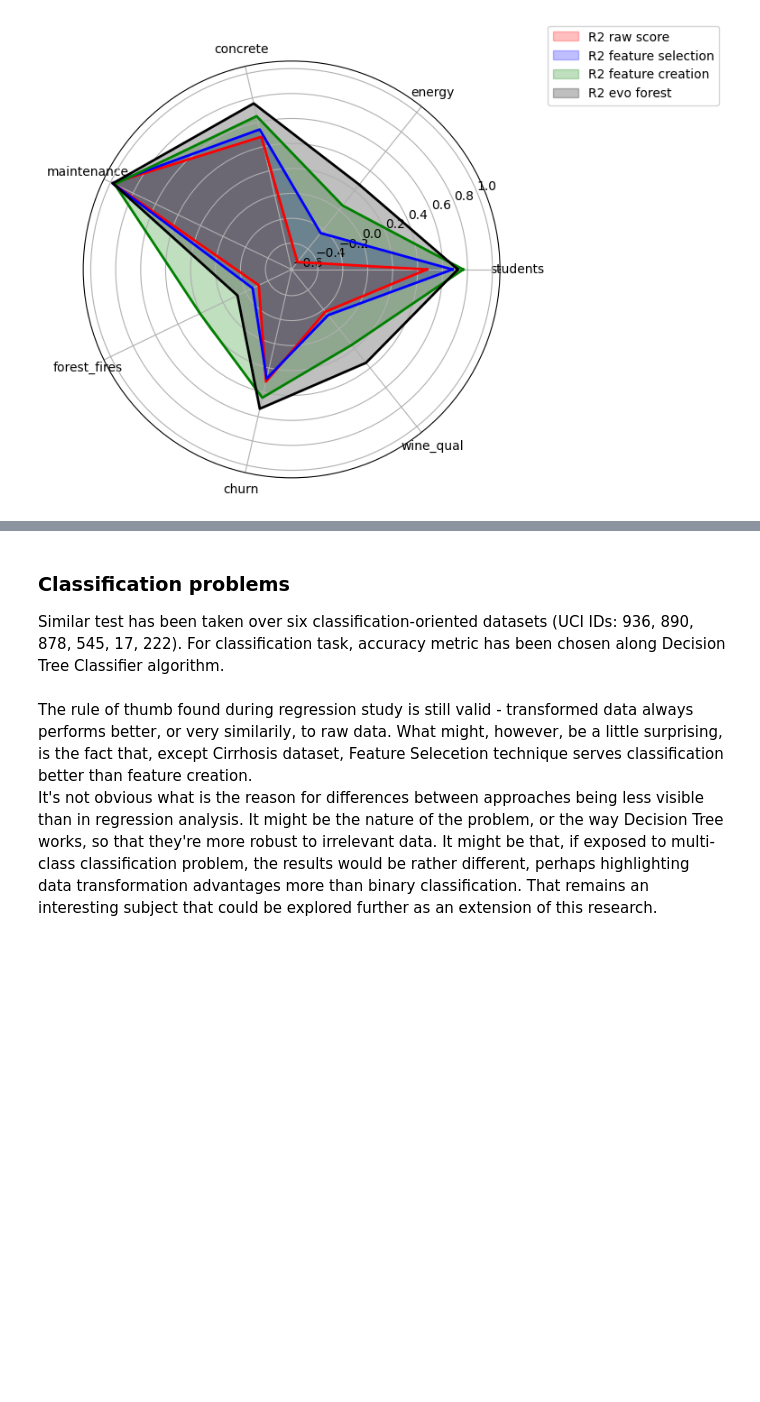
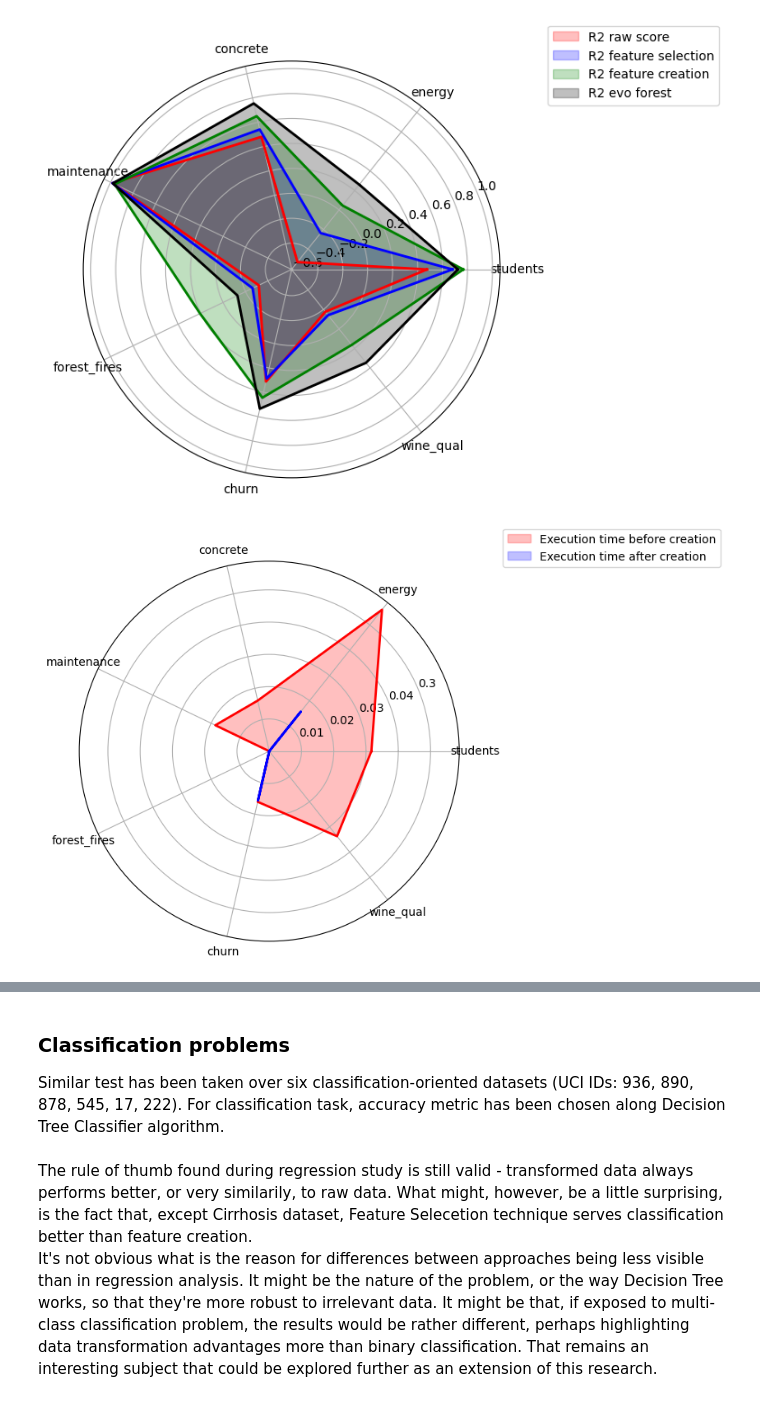
Before and after one commit to Filgar/efsc, a Jupyter notebook: comparison.ipynb, the cells around one changed output, grey strips where cells are left out. Drawn from its saved outputs; the diff is of its cells as text; code cells hidden in the pictures; blank space fills up the shorter version.

Commit message:
Execution time spyder plots

```diff
--- a/comparison.ipynb
+++ b/comparison.ipynb
@@ -45,6 +46,9 @@ r2_before = []
 r2_selection = []
 r2_creation = []
 evo_forest = []
+
+time_before = []
+time_after = []
 
 for dataset in dataset_name:
     success = False
@@ -58,7 +62,11 @@ for dataset in dataset_name:
             optimizer = PymooOptimizer(x_train, x_val, y_train, y_val)
             solution, score = optimizer.optimize(64, 100, Benchmark.regressor_r2_score, verbose = False, repeats=5)
 
+            start = time()
             raw_score = np.round(Benchmark.regressor_r2_score(x_train, x_test, y_train, y_test, 5), 4)
+            end = time()
+            time_diff_before = end - start
+
             optimized_score = np.round(Benchmark.regressor_r2_score(x_train.loc[:, solution], x_test.loc[:, solution], y_train, y_test, 5), 4)
 
             optimizer_constructor = lambda x_train, x_val, y_train, y_val: PymooOptimizer(x_train, x_val, y_train, y_val)
@@ -66,7 +74,10 @@ for dataset in dataset_name:
                                                                     heuristics=Benchmark.regressor_r2_score, epochs=50, population_size=64, repeats=5,
                                                                     min_features=2, max_features=20)
 
+            start = time()
             new_score= np.round(Benchmark.regressor_r2_score(x_train_2, x_test_2, y_train, y_val, 5), 4)
+            end = time()
+            time_diff_after = end - start
 
             r = EvolutionaryForestRegressor(max_height=3, normalize=True, select='AutomaticLexicase',
                                         gene_num=10, boost_size=100, n_gen=50, n_pop=64, cross_pb=1,
@@ -78,12 +89,16 @@ for dataset in dataset_name:
             r2_selection.append(optimized_score)
             r2_creation.append(new_score)
             evo_forest.append(evo_forest_score)
+            time_before.append(time_diff_before)
+            time_after.append(time_diff_after)
 
             print(f'Dataset: {dataset}\n'+
                   f'R2 before: {raw_score}\n'+
                  f'R2 selection: {optimized_score}\n'+
                  f'R2 creation: {new_score}\n'+
-                  f'R2 evo forest: {evo_forest_score}\n\n')
+                  f'R2 evo forest: {evo_forest_score}\n'+
+                  f'Time before: {time_diff_before:.4f} seconds\n'+
+                 f'Time after: {time_diff_after:.4f} seconds\n\n')
             success = True
         except Exception as e:
             print(f"Error {e}, retrying...\n\n")
@@ -135,4 +227,38 @@ ax.legend(loc='upper left', bbox_to_anchor=(1.1, 1.1))
 plt.show()
 # %% [output]
 [figure]
+# %%
+# Number of variables
+num_vars = len(dataset_name)
+
+# Compute the angle for each axis
+angles = np.linspace(0, 2 * np.pi, num_vars, endpoint=False).tolist()
+
+# Complete the loop by appending the start to the end
+time_before += [time_before[0]]
+time_after += [time_after[0]]
+angles += [angles[0]]
+
+# Initialize the spider plot
+fig, ax = plt.subplots(figsize=(6, 6), subplot_kw={'projection': 'polar'})
+
+# Draw each list
+ax.fill(angles, time_before, color='red', alpha=0.25, label='Execution time before creation')
+ax.plot(angles, time_before, color='red', linewidth=2, linestyle='solid')
+
+ax.fill(angles, time_after, color='blue', alpha=0.25, label='Execution time after creation')
+ax.plot(angles, time_after, color='blue', linewidth=2, linestyle='solid')
+
+# Add labels to each axis
+ax.set_xticks(angles[:-1])
+ax.set_xticklabels(dataset_name)
+
+ax.set_yticks([0.01, 0.02, 0.03, 0.04, 0.05])
+ax.set_yticklabels(['0.01', '0.02', '0.03', '0.04', '0.3'], fontsize=10)
+
+ax.legend(loc='upper left', bbox_to_anchor=(1.1, 1.1))
+
+plt.show()
+# %% [output]
+[figure, added]
 # %%
```
Also changed, not shown: parts of 4 cells of this notebook, 1 other file.
